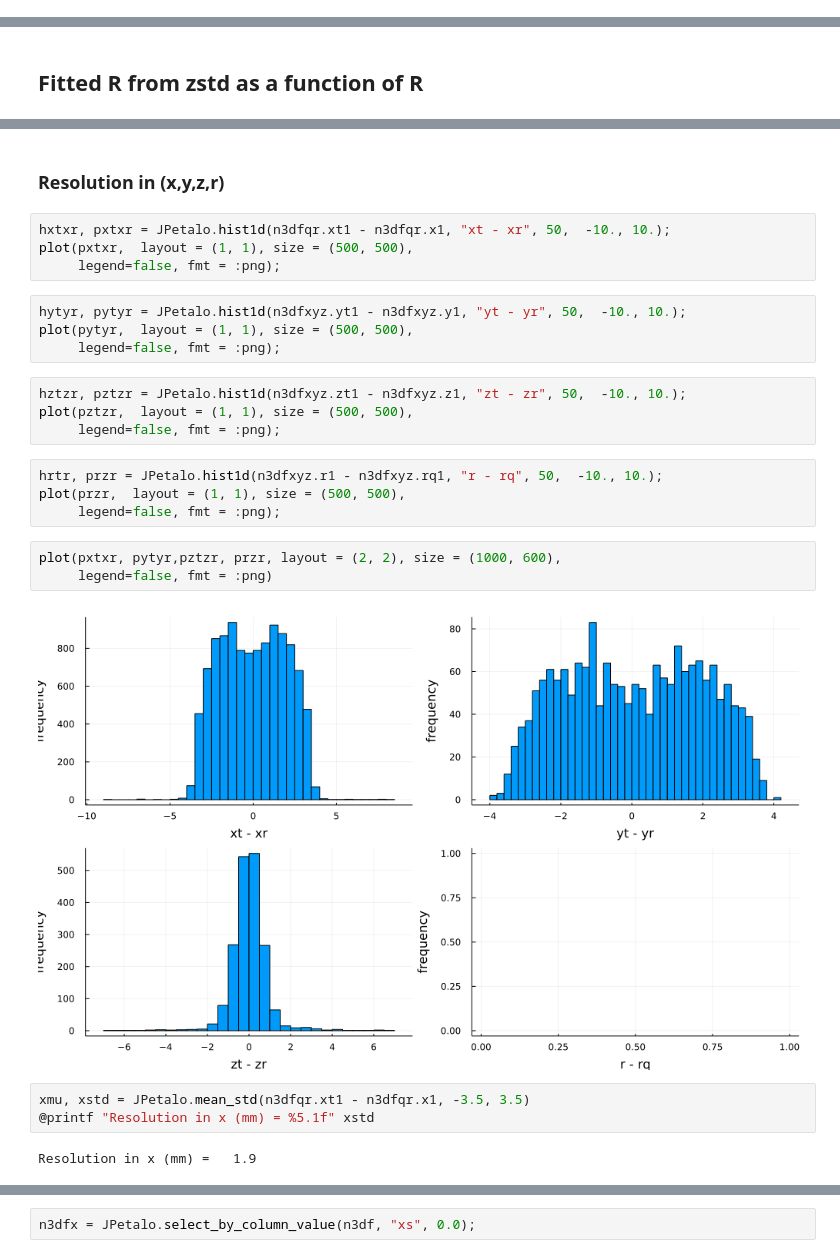
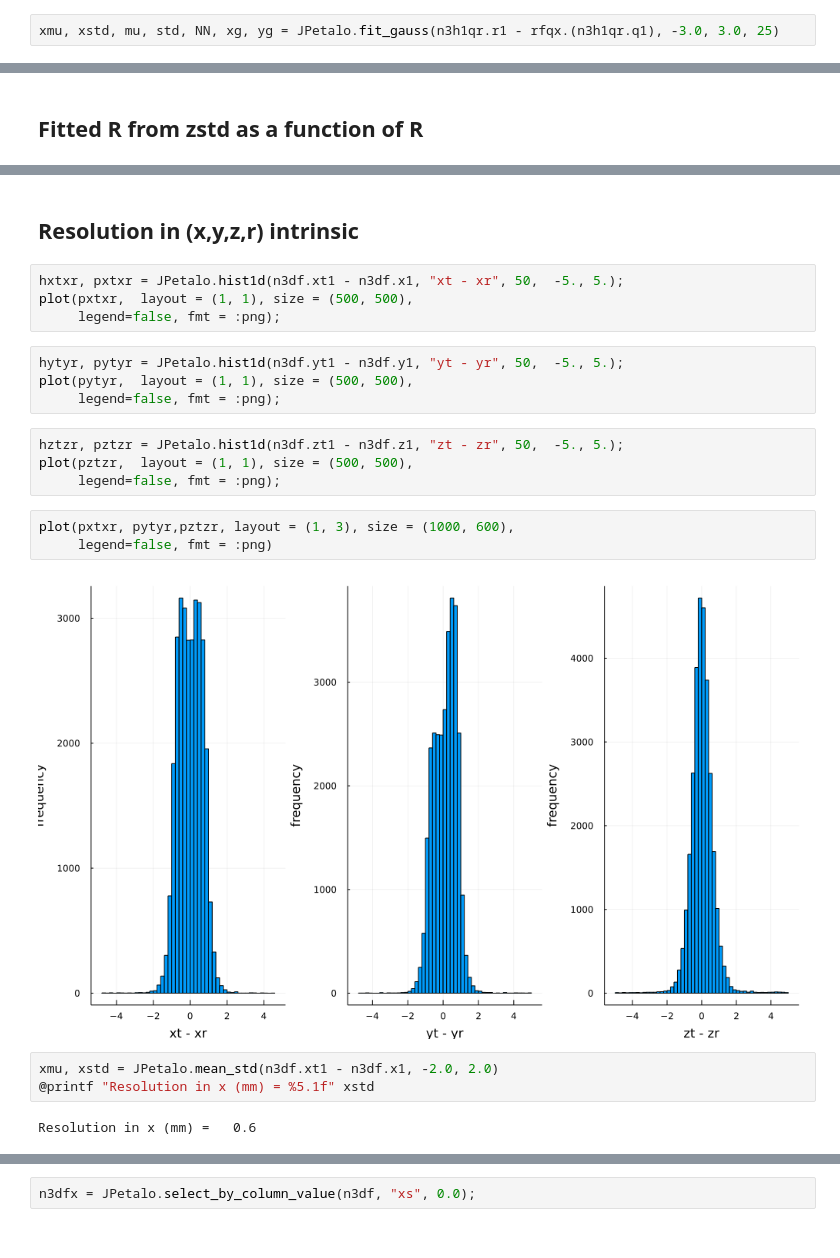
Before and after one commit to jjgomezcadenas/JPetalo, a Jupyter notebook: notebooks/nema_photoe_pde_1.ipynb, the cells around one changed output, grey strips where cells are left out. Drawn from its saved outputs; the diff is of its cells as text.

```diff
--- a/notebooks/nema_photoe_pde_1.ipynb
+++ b/notebooks/nema_photoe_pde_1.ipynb
@@ -333,0 +243,2 @@ xmu, xstd = JPetalo.mean_std(n3h1qr.r1 - rfqx.(n3h1qr.q1), -4.0, 4.0)
+# %%
+xmu, xstd, mu, std, NN, xg, yg = JPetalo.fit_gauss(n3h1qr.r1 - rfqx.(n3h1qr.q1), -3.0, 3.0, 25)
@@ -533,29 +365,25 @@ n3dfxyz = JPetalo.select_by_column_value(n3dfxy, "zs", 0.0);
 # %% [markdown]
-### Resolution in (x,y,z,r)
+## Resolution in (x,y,z,r) intrinsic
 # %%
-hxtxr, pxtxr = JPetalo.hist1d(n3dfqr.xt1 - n3dfqr.x1, "xt - xr", 50,  -10., 10.);
+hxtxr, pxtxr = JPetalo.hist1d(n3df.xt1 - n3df.x1, "xt - xr", 50,  -5., 5.);
 plot(pxtxr,  layout = (1, 1), size = (500, 500),
      legend=false, fmt = :png);
 # %%
-hytyr, pytyr = JPetalo.hist1d(n3dfxyz.yt1 - n3dfxyz.y1, "yt - yr", 50,  -10., 10.);
+hytyr, pytyr = JPetalo.hist1d(n3df.yt1 - n3df.y1, "yt - yr", 50,  -5., 5.);
 plot(pytyr,  layout = (1, 1), size = (500, 500),
      legend=false, fmt = :png);
 # %%
-hztzr, pztzr = JPetalo.hist1d(n3dfxyz.zt1 - n3dfxyz.z1, "zt - zr", 50,  -10., 10.);
+hztzr, pztzr = JPetalo.hist1d(n3df.zt1 - n3df.z1, "zt - zr", 50,  -5., 5.);
 plot(pztzr,  layout = (1, 1), size = (500, 500),
      legend=false, fmt = :png);
-# %%
-hrtr, przr = JPetalo.hist1d(n3dfxyz.r1 - n3dfxyz.rq1, "r - rq", 50,  -10., 10.);
-plot(przr,  layout = (1, 1), size = (500, 500),
-     legend=false, fmt = :png);
 # %%
-plot(pxtxr, pytyr,pztzr, przr, layout = (2, 2), size = (1000, 600),
+plot(pxtxr, pytyr,pztzr, layout = (1, 3), size = (1000, 600),
      legend=false, fmt = :png)
 # %% [output]
-[figure, old version]
+[figure, new version]
 # %%
-xmu, xstd = JPetalo.mean_std(n3dfqr.xt1 - n3dfqr.x1, -3.5, 3.5)
+xmu, xstd = JPetalo.mean_std(n3df.xt1 - n3df.x1, -2.0, 2.0)
 @printf "Resolution in x (mm) = %5.1f" xstd
 # %% [output]
-Resolution in x (mm) =   1.9
+Resolution in x (mm) =   0.6
 # %%
```
Also changed, not shown: parts of 95 cells of this notebook, 6 other files.
